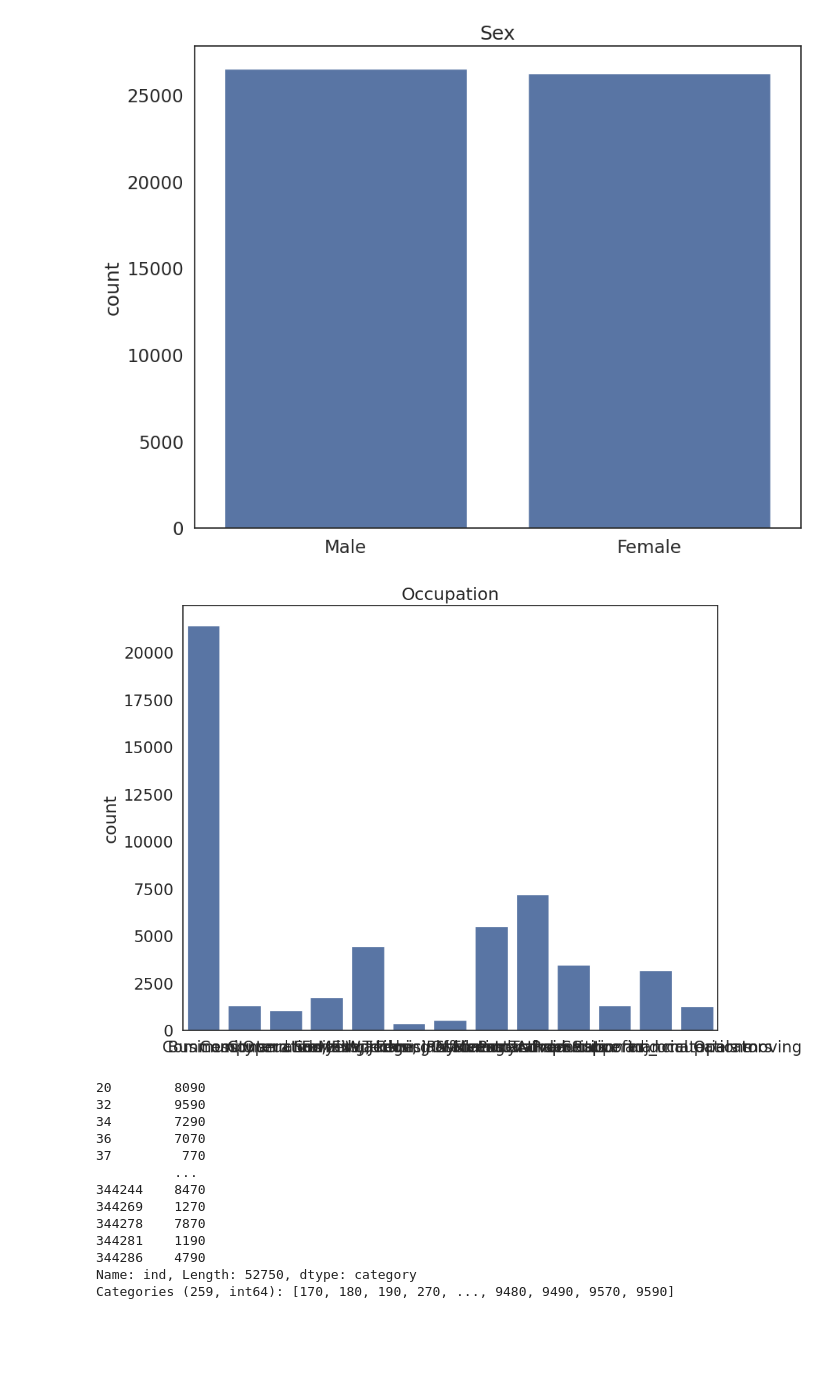
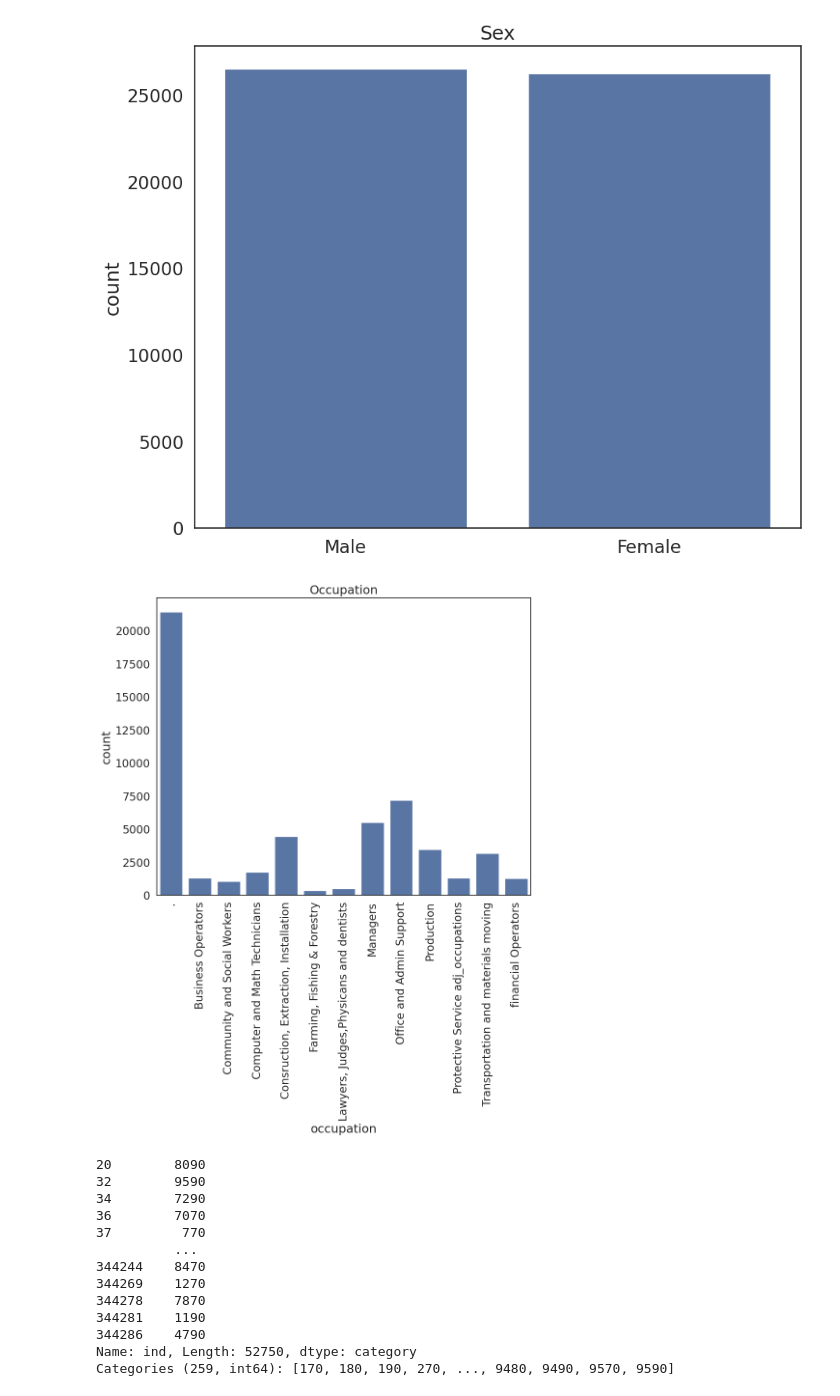
Before and after one commit to j0y03/QM2, a Jupyter notebook: notebooks/W07. Linear Regression.ipynb, the cells around one changed output. Cells and saved outputs as stored; diff of their text form; code cells hidden in the pictures; blank space fills up the shorter version.

```diff
--- a/notebooks/W07. Linear Regression.ipynb
+++ b/notebooks/W07. Linear Regression.ipynb
@@ -189,13 +189,14 @@ plt.show() # show the plot
 # %%
 #occupation
 sns.countplot(data=reg_df, x='occupation') # plot the occupation variable
 
 plt.title('Occupation') # add a title
-plt.xlabel('') # remove the x axis label
+plt.xticks(rotation=90)
+#plt.xlabel('') # remove the x axis label
 #plt.xticks(ticks=[0,1,2,3],labels=['N/A', 'No union''\n''coverage','Member of''\n''labour union','Covered by''\n''union but''\n''not a member']) # replace the x axis labels with more descriptive labels
 plt.show() # show the plot
 # %% [output]
-[figure, old version]
+[figure, new version]
 # %%
 print(reg_df['ind'])
 reg_df['ind'].value_counts()
```
